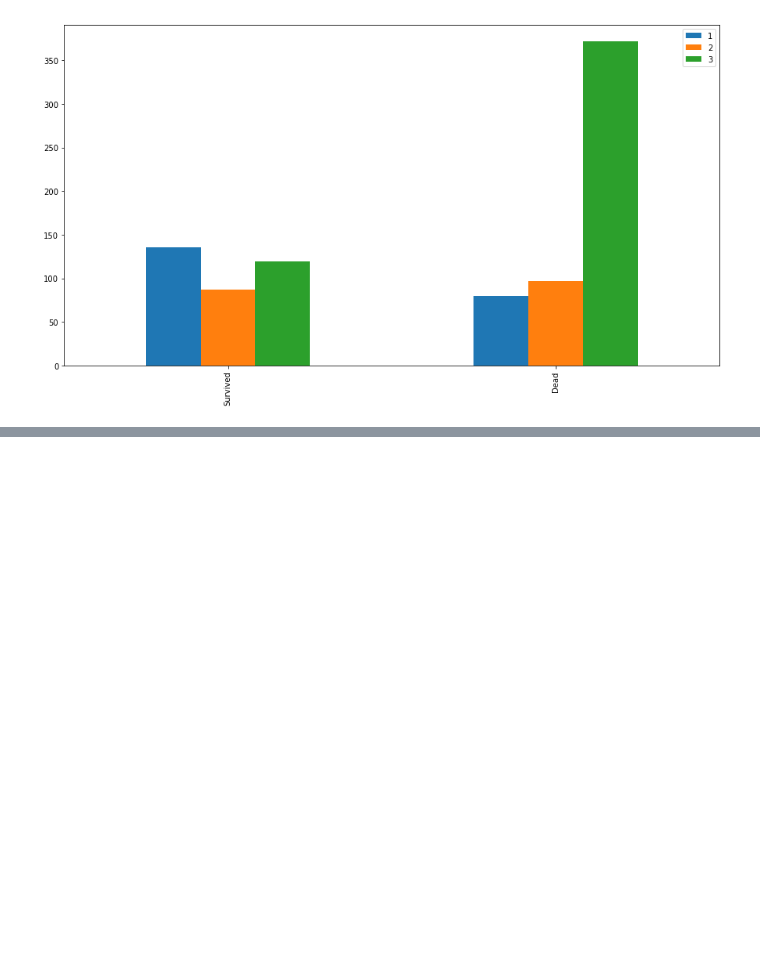
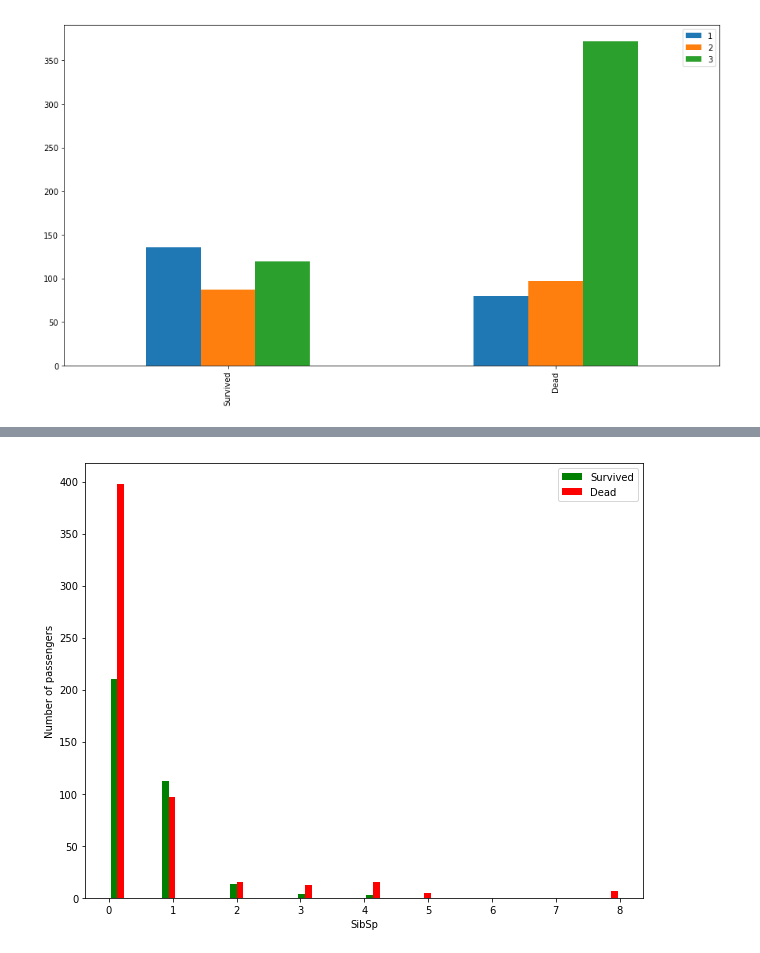
Before and after one commit to VeerpalBrar/ML-Algorithms-from-Scratch, a Jupyter notebook: Data Visulization.ipynb, the cells around one changed output, grey strips where cells are left out. Saved outputs shown, nothing was run; the diff lists cells and outputs as text; code cells hidden in the pictures; blank space fills up the shorter version.

```diff
--- a/Data Visulization.ipynb
+++ b/Data Visulization.ipynb
@@ -60,0 +91,11 @@ plt.show()
+# %%
+figure = plt.figure(figsize=(10,8))
+data['Parch'].fillna(data['Parch'].median(), inplace=True)
+plt.hist([data[data['Survived']==1]['SibSp'], data[data['Survived']==0]['SibSp']], color = ['g','r'],
+         bins = 30,label = ['Survived','Dead'])
+plt.xlabel('SibSp')
+plt.ylabel('Number of passengers')
+plt.legend()
+plt.show()
+# %% [output]
+[figure, added]
```
Also changed, not shown: parts of 7 cells of this notebook, 1 other file.
